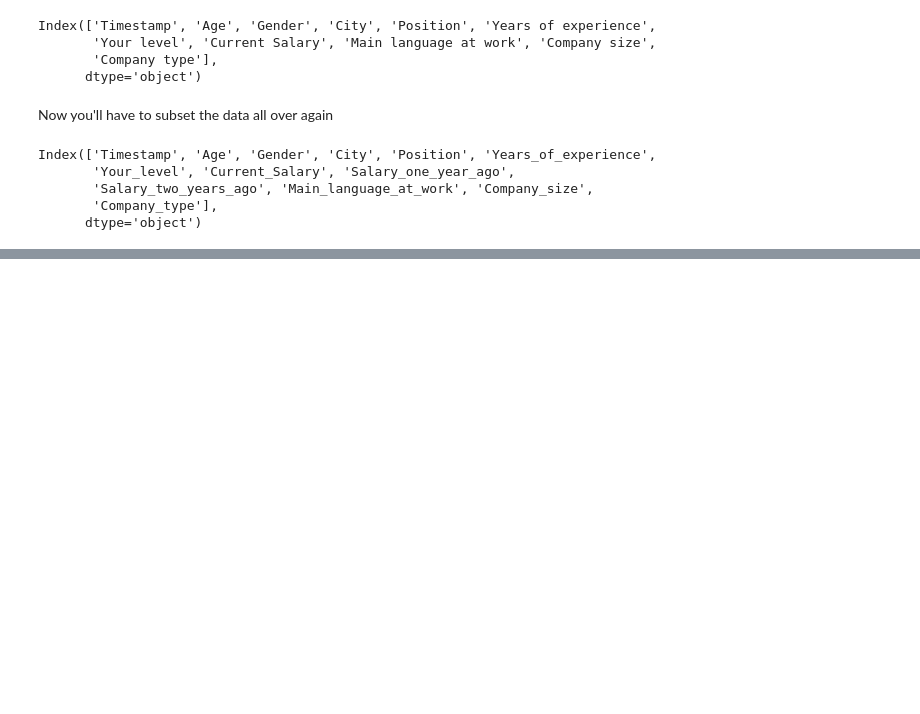
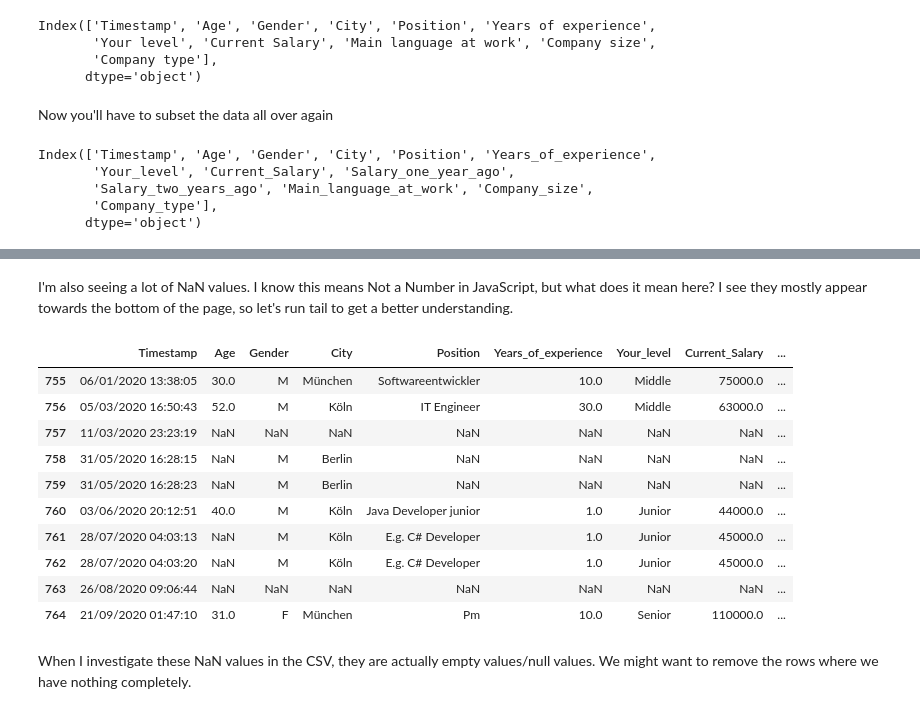
Before and after one commit to 0gregory0/EDA-attempt-1, a Jupyter notebook: MyEDA.ipynb, the cells around one changed output, grey strips where cells are left out. Saved outputs shown, nothing was run; the diff lists cells and outputs as text; code cells hidden in the pictures; blank space fills up the shorter version.

```diff
--- a/MyEDA.ipynb
+++ b/MyEDA.ipynb
@@ -355,0 +492,18 @@ Index(['Timestamp', 'Age', 'Gender', 'City', 'Position', 'Years_of_experience',
+# %% [markdown]
+I'm also seeing a lot of NaN values. I know this means Not a Number in JavaScript, but what does it mean here? I see they mostly appear towards the bottom of the page, so let's run tail to get a better understanding.
+# %%
+df_subset_1.tail(10)
+# %% [output]
+|  | Timestamp | Age | Gender | City | Position | Years_of_experience | Your_level | Current_Salary | ... |
+| 755 | 06/01/2020 13:38:05 | 30.0 | M | München | Softwareentwickler | 10.0 | Middle | 75000.0 | ... |
+| 756 | 05/03/2020 16:50:43 | 52.0 | M | Köln | IT Engineer | 30.0 | Middle | 63000.0 | ... |
+| 757 | 11/03/2020 23:23:19 | NaN | NaN | NaN | NaN | NaN | NaN | NaN | ... |
+| 758 | 31/05/2020 16:28:15 | NaN | M | Berlin | NaN | NaN | NaN | NaN | ... |
+| 759 | 31/05/2020 16:28:23 | NaN | M | Berlin | NaN | NaN | NaN | NaN | ... |
+| 760 | 03/06/2020 20:12:51 | 40.0 | M | Köln | Java Developer junior | 1.0 | Junior | 44000.0 | ... |
+| 761 | 28/07/2020 04:03:13 | NaN | M | Köln | E.g. C# Developer | 1.0 | Junior | 45000.0 | ... |
+| 762 | 28/07/2020 04:03:20 | NaN | M | Köln | E.g. C# Developer | 1.0 | Junior | 45000.0 | ... |
+| 763 | 26/08/2020 09:06:44 | NaN | NaN | NaN | NaN | NaN | NaN | NaN | ... |
+| 764 | 21/09/2020 01:47:10 | 31.0 | F | München | Pm | 10.0 | Senior | 110000.0 | ... |
+# %% [markdown]
+When I investigate these NaN values in the CSV, they are actually empty values/null values. We might want to remove the rows where we have nothing completely.
```
Also changed, not shown: parts of 18 cells of this notebook.
